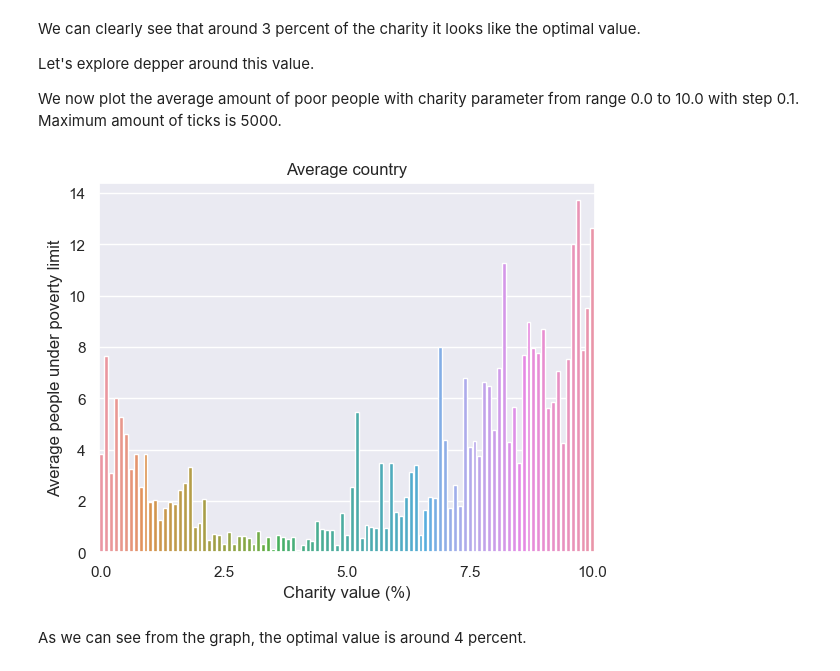
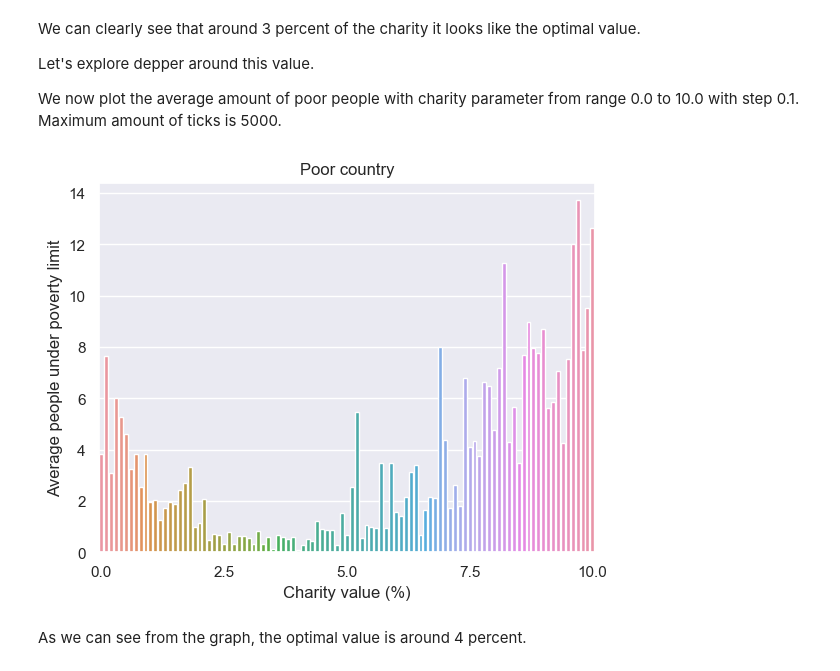
Before and after one commit to MrJoeKr/loveTaxes, a Jupyter notebook: make_graphs.ipynb, the cells around one changed output. Cells and saved outputs as stored; diff of their text form; code cells hidden in the pictures.

```diff
--- a/make_graphs.ipynb
+++ b/make_graphs.ipynb
@@ -83,6 +83,7 @@ def plot_charity_experiment(
     # print(grouped_data)
 
     # Plot the grouped data
+    sns.set()
     sns.barplot(x=grouped_data.index, y=grouped_data.values, ax=ax)
 
     ax.set(
@@ -143,11 +144,11 @@ Maximum amount of ticks is 5000.
 # %%
 charity_data = process_charity_experiment(
     "data/experiment_charity_0_to_10.csv", charity_int=False
 )
 
-plot_charity_experiment(charity_data, plt.gca(), title="Average country")
+plot_charity_experiment(charity_data, plt.gca(), title="Poor country")
 # %% [output]
-[figure, old version]
+[figure, new version]
 # %% [markdown]
 As we can see from the graph, the optimal value is around 4 percent.
 # %% [markdown]
```
Also changed, not shown: parts of 7 cells of this notebook.
